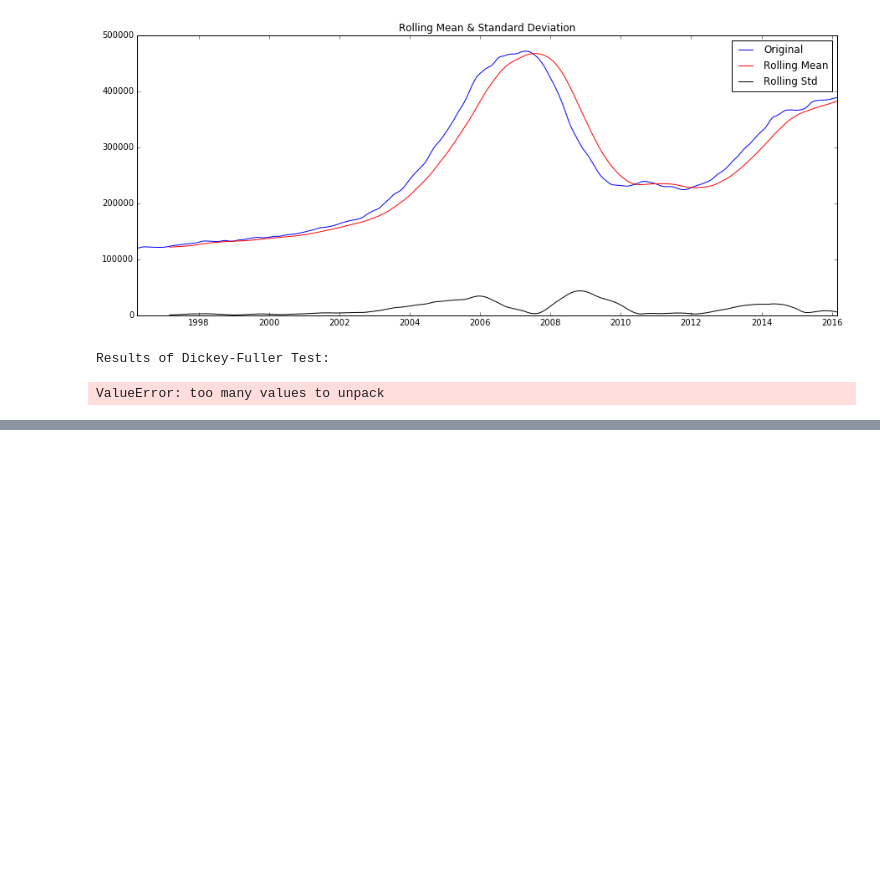
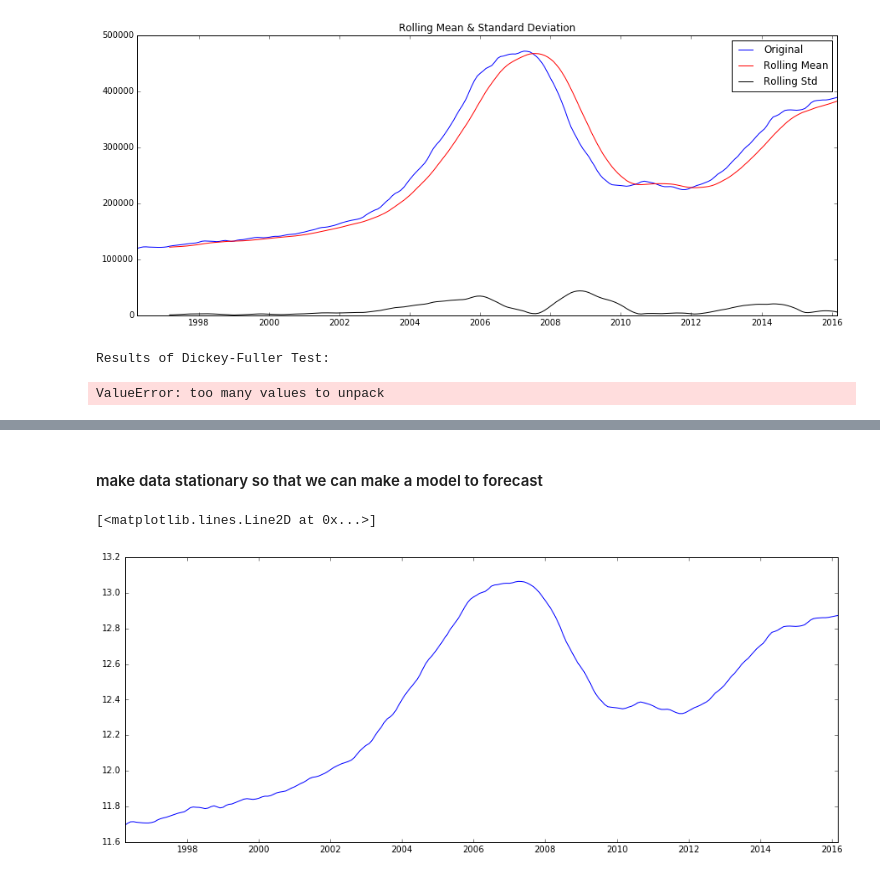
Before and after one commit to gnitnuj/RandomRealEstateExplorations, a Jupyter notebook: The Notebook.ipynb, the cells around one changed output, grey strips where cells are left out. Cells and saved outputs as stored; diff of their text form; code cells hidden in the pictures; blank space fills up the shorter version.

```diff
--- a/The Notebook.ipynb
+++ b/The Notebook.ipynb
@@ -329,0 +340,4 @@ ValueError: too many values to unpack
+# %%
+# think i need to remove all the non data/integer cells
+ts_data_2 = ts_data['Price']
+ts_data_2.head()
@@ -329,0 +374,11 @@ ValueError: too many values to unpack
+# %% [markdown]
+#### make data stationary so that we can make a model to forecast
+# %%
+# eliminate trend by tranforming data
+
+# log?
+ts_data_2_log = np.log(ts_data_2)
+plt.plot(ts_data_2_log)
+# %% [output]
+[<matplotlib.lines.Line2D at 0x...>]
+[figure, added]
```
Also changed, not shown: parts of 27 cells of this notebook.
